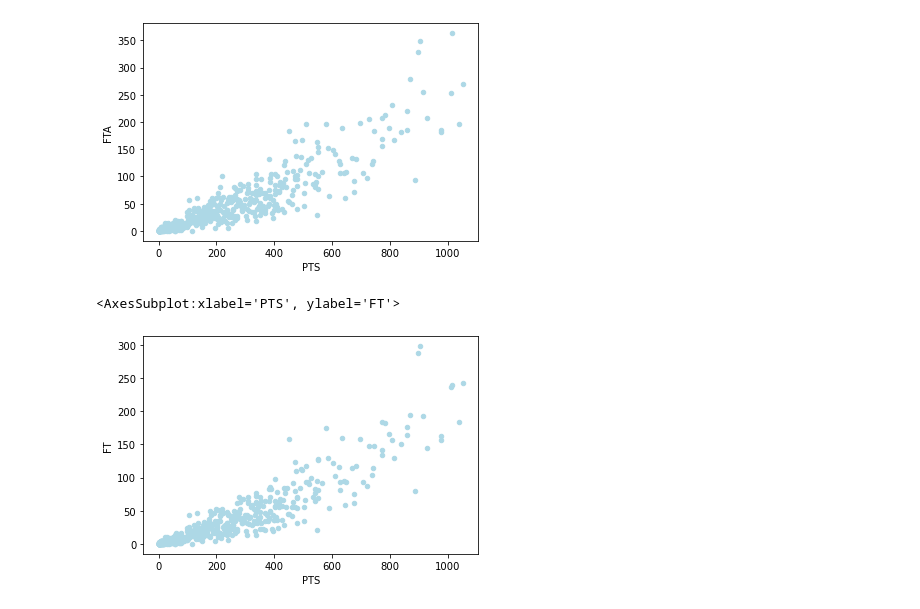
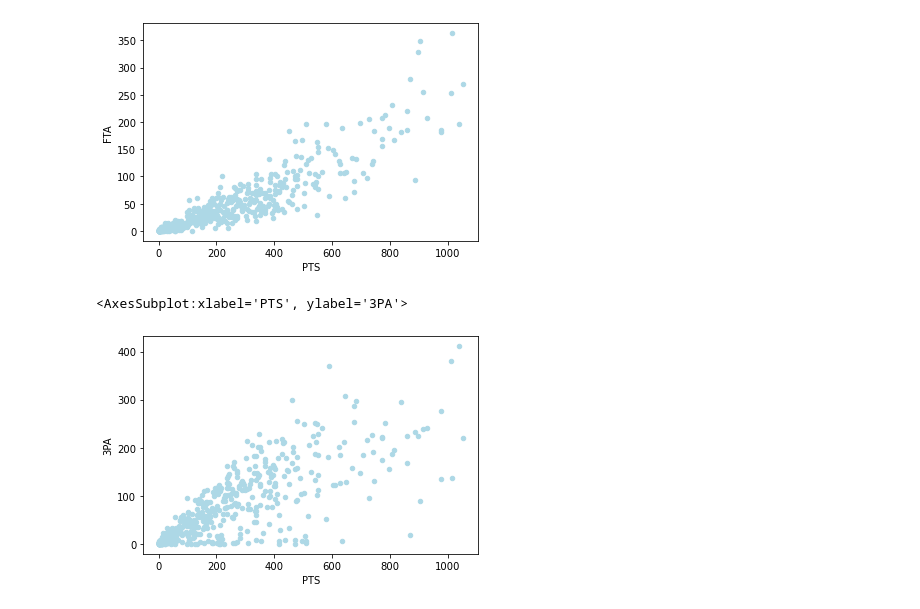
Before and after one commit to abir1997/nba-data-analysis, a Jupyter notebook: s3677701.ipynb, the cells around one changed output. Saved outputs shown, nothing was run; the diff lists cells and outputs as text; code cells hidden in the pictures.

```diff
--- a/s3677701.ipynb
+++ b/s3677701.ipynb
@@ -295,3 +286,9 @@ boxplot2 = data.boxplot(column=['3P%', 'expected_3P%'], figsize=(20,10))
+# %%
+skip = 2
+data.iloc[5 - skip] = data.iloc[5 - skip].replace(0.05, 0.333)
+data.iloc[10 - skip] = data.iloc[10 - skip].replace(0.05, 0.5)
+data.iloc[27 - skip] = data.iloc[27 - skip].replace(0.73, 0.37)
+print_bad_3pts_percentage()
 # %% [markdown]
 ## Task 2.3
 Please analyze the relationship between the player's total points and the rest features (columns). Please use at least three other columns.
@@ -311,8 +315,8 @@ data.plot.scatter(x='PTS',
 [figure]
 # %%
 data.plot.scatter(x='PTS',
-                  y='FT',
+                  y='3PA',
                   c='LightBlue')
 # %% [output]
-<AxesSubplot:xlabel='PTS', ylabel='FT'>
+<AxesSubplot:xlabel='PTS', ylabel='3PA'>
-[figure, old version]
+[figure, new version]
```
Also changed, not shown: parts of 14 cells of this notebook, 1 other file.
